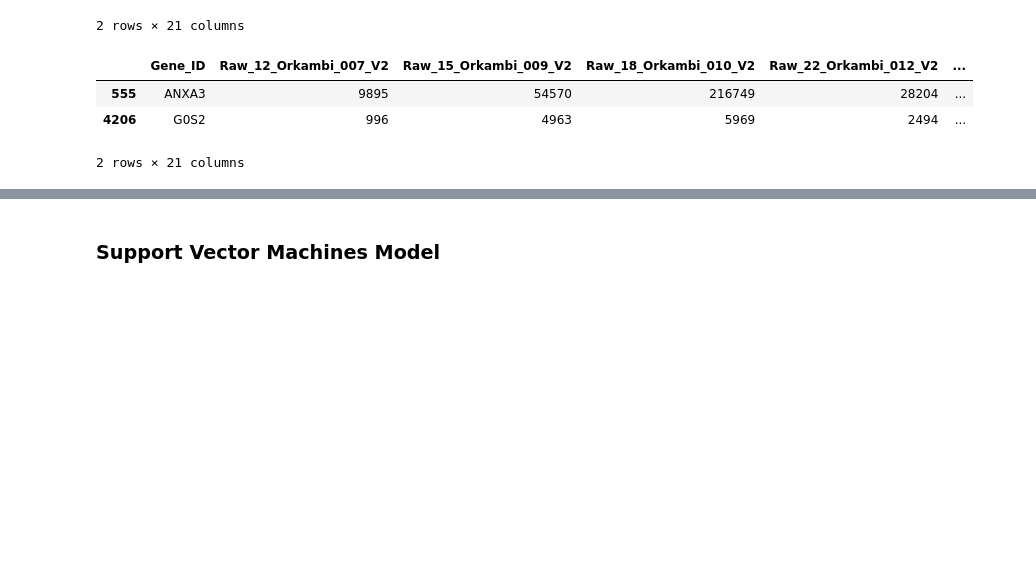
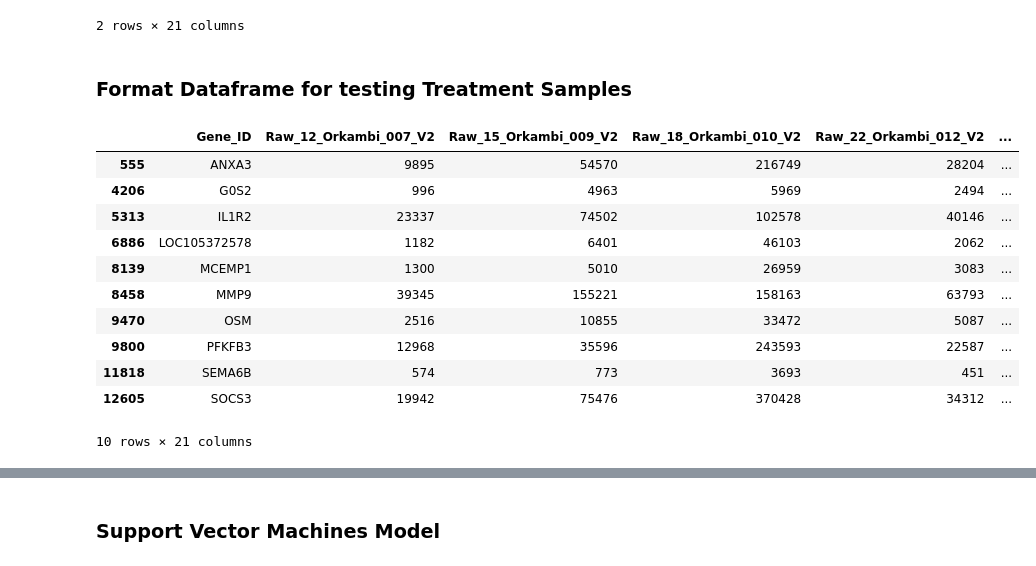
Before and after one commit to Daniela-q-m/Machine-Learning-Course-Projects, a Jupyter notebook: RNA Seq, Cystic Fibrosis, Support Vector Machines(W4).ipynb, the cells around one changed output, grey strips where cells are left out. Drawn from its saved outputs; the diff is of its cells as text; code cells hidden in the pictures; blank space fills up the shorter version.

```diff
--- a/RNA Seq, Cystic Fibrosis, Support Vector Machines(W4).ipynb
+++ b/RNA Seq, Cystic Fibrosis, Support Vector Machines(W4).ipynb
@@ -204,9 +207,20 @@ cf_top10.head(2)
 #Filter CF patients with treatment
 cf_treat_top10=norm_cpm_df.filter(regex=("V2"))
 cf_treat_top10.insert(0, "Gene_ID", gene_ids)
-cf_treat_top10.head(2)
-# %% [output]
-|  | Gene_ID | Raw_12_Orkambi_007_V2 | Raw_15_Orkambi_009_V2 | Raw_18_Orkambi_010_V2 | Raw_22_Orkambi_012_V2 | ... |
-| 555 | ANXA3 | 9895 | 54570 | 216749 | 28204 | ... |
-| 4206 | G0S2 | 996 | 4963 | 5969 | 2494 | ... |
-2 rows × 21 columns
+# %% [markdown]
+### Format Dataframe for testing Treatment Samples
+# %%
+cf_treat_top10
+# %% [output]
+|  | Gene_ID | Raw_12_Orkambi_007_V2 | Raw_15_Orkambi_009_V2 | Raw_18_Orkambi_010_V2 | Raw_22_Orkambi_012_V2 | ... |
+| 555 | ANXA3 | 9895 | 54570 | 216749 | 28204 | ... |
+| 4206 | G0S2 | 996 | 4963 | 5969 | 2494 | ... |
+| 5313 | IL1R2 | 23337 | 74502 | 102578 | 40146 | ... |
+| 6886 | LOC105372578 | 1182 | 6401 | 46103 | 2062 | ... |
+| 8139 | MCEMP1 | 1300 | 5010 | 26959 | 3083 | ... |
+| 8458 | MMP9 | 39345 | 155221 | 158163 | 63793 | ... |
+| 9470 | OSM | 2516 | 10855 | 33472 | 5087 | ... |
+| 9800 | PFKFB3 | 12968 | 35596 | 243593 | 22587 | ... |
+| 11818 | SEMA6B | 574 | 773 | 3693 | 451 | ... |
+| 12605 | SOCS3 | 19942 | 75476 | 370428 | 34312 | ... |
+10 rows × 21 columns
```
Also changed, not shown: parts of 31 cells of this notebook, 1 other file.
